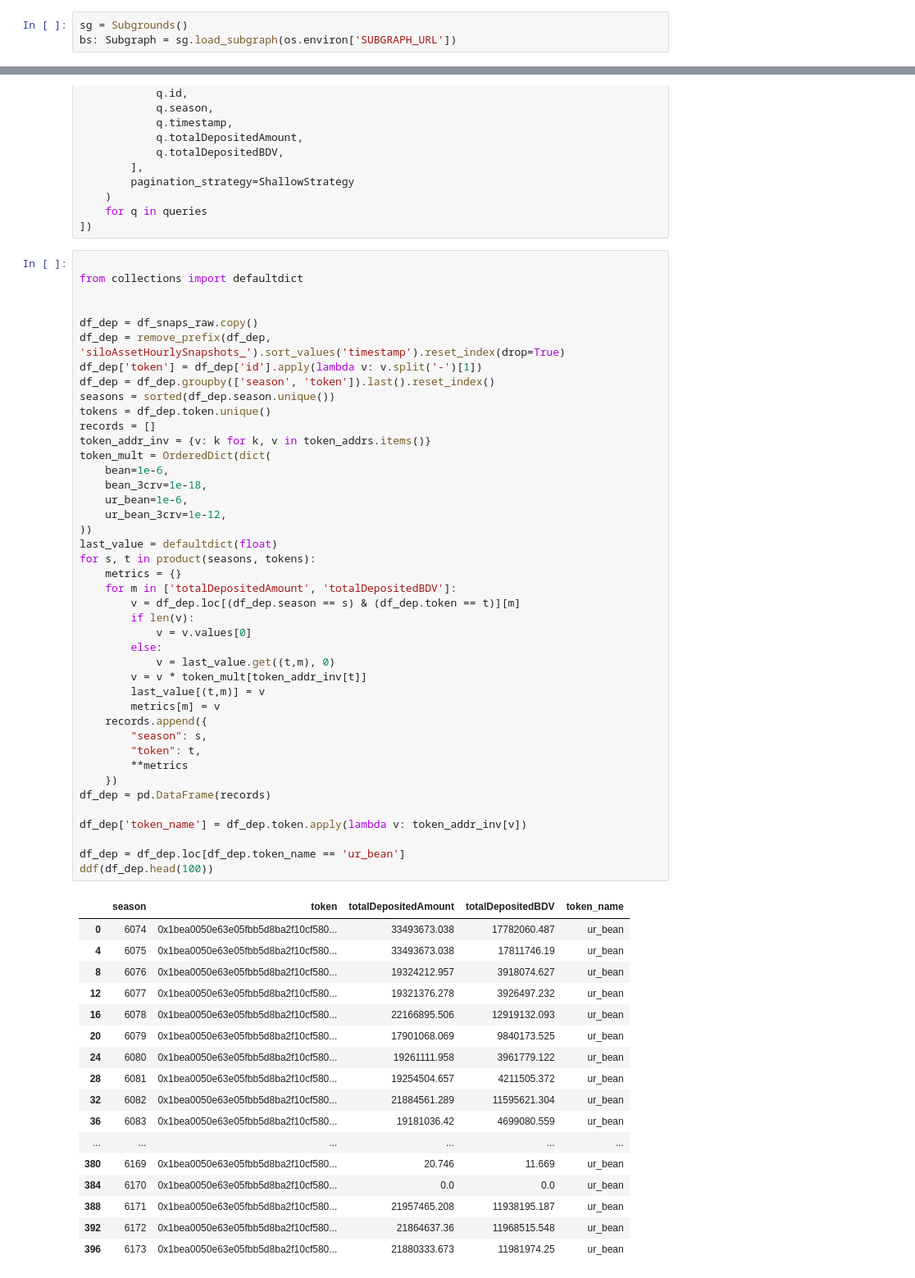
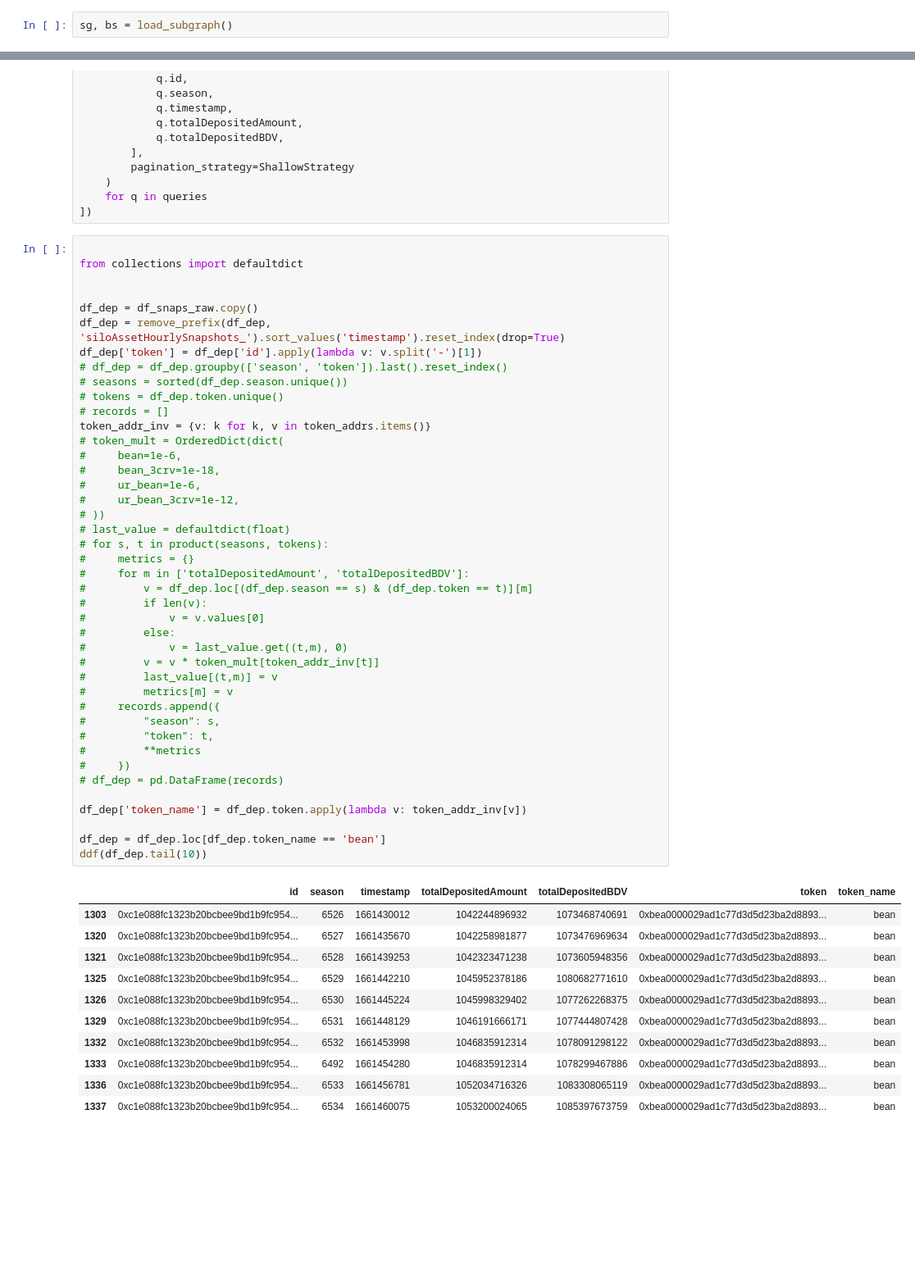
Before and after one commit to BeanstalkFarms/Beanstalk-Analytics, a Jupyter notebook: Silo.ipynb, the cells around one changed output, grey strips where cells are left out. Shown at 82% size. Drawn from its saved outputs; the diff is of its cells as text; blank space fills up the shorter version.

```diff
--- a/Silo.ipynb
+++ b/Silo.ipynb
@@ -21,5 +19,4 @@ load_dotenv()
 # %% [output]
 True
 # %%
-sg = Subgrounds()
-bs: Subgraph = sg.load_subgraph(os.environ['SUBGRAPH_URL'])
+sg, bs = load_subgraph()
@@ -59,60 +58,54 @@ df_snaps_raw = pd.concat([
 # %%
 
 from collections import defaultdict
 
 
 df_dep = df_snaps_raw.copy()
 df_dep = remove_prefix(df_dep, 'siloAssetHourlySnapshots_').sort_values('timestamp').reset_index(drop=True)
 df_dep['token'] = df_dep['id'].apply(lambda v: v.split('-')[1])
-df_dep = df_dep.groupby(['season', 'token']).last().reset_index()
-seasons = sorted(df_dep.season.unique())
-tokens = df_dep.token.unique()
-records = []
+# df_dep = df_dep.groupby(['season', 'token']).last().reset_index()
+# seasons = sorted(df_dep.season.unique())
+# tokens = df_dep.token.unique()
+# records = []
 token_addr_inv = {v: k for k, v in token_addrs.items()}
-token_mult = OrderedDict(dict(
-    bean=1e-6,
-    bean_3crv=1e-18,
-    ur_bean=1e-6,
-    ur_bean_3crv=1e-12,
-))
-last_value = defaultdict(float)
-for s, t in product(seasons, tokens):
-    metrics = {}
-    for m in ['totalDepositedAmount', 'totalDepositedBDV']:
-        v = df_dep.loc[(df_dep.season == s) & (df_dep.token == t)][m]
-        if len(v):
-            v = v.values[0]
-        else:
-            v = last_value.get((t,m), 0)
-        v = v * token_mult[token_addr_inv[t]]
-        last_value[(t,m)] = v
-        metrics[m] = v
-    records.append({
-        "season": s,
-        "token": t,
-        **metrics
-    })
-df_dep = pd.DataFrame(records)
+# token_mult = OrderedDict(dict(
+#     bean=1e-6,
+#     bean_3crv=1e-18,
+#     ur_bean=1e-6,
+#     ur_bean_3crv=1e-12,
+# ))
+# last_value = defaultdict(float)
+# for s, t in product(seasons, tokens):
+#     metrics = {}
+#     for m in ['totalDepositedAmount', 'totalDepositedBDV']:
+#         v = df_dep.loc[(df_dep.season == s) & (df_dep.token == t)][m]
+#         if len(v):
+#             v = v.values[0]
+#         else:
+#             v = last_value.get((t,m), 0)
+#         v = v * token_mult[token_addr_inv[t]]
+#         last_value[(t,m)] = v
+#         metrics[m] = v
+#     records.append({
+#         "season": s,
+#         "token": t,
+#         **metrics
+#     })
+# df_dep = pd.DataFrame(records)
 
 df_dep['token_name'] = df_dep.token.apply(lambda v: token_addr_inv[v])
 
-df_dep = df_dep.loc[df_dep.token_name == 'ur_bean']
-ddf(df_dep.head(100))
+df_dep = df_dep.loc[df_dep.token_name == 'bean']
+ddf(df_dep.tail(10))
 # %% [output]
-|  | season | token | totalDepositedAmount | totalDepositedBDV | token_name |
-| 0 | 6074 | 0x1bea0050e63e05fbb5d8ba2f10cf580... | 33493673.038 | 17782060.487 | ur_bean |
-| 4 | 6075 | 0x1bea0050e63e05fbb5d8ba2f10cf580... | 33493673.038 | 17811746.19 | ur_bean |
-| 8 | 6076 | 0x1bea0050e63e05fbb5d8ba2f10cf580... | 19324212.957 | 3918074.627 | ur_bean |
-| 12 | 6077 | 0x1bea0050e63e05fbb5d8ba2f10cf580... | 19321376.278 | 3926497.232 | ur_bean |
-| 16 | 6078 | 0x1bea0050e63e05fbb5d8ba2f10cf580... | 22166895.506 | 12919132.093 | ur_bean |
-| 20 | 6079 | 0x1bea0050e63e05fbb5d8ba2f10cf580... | 17901068.069 | 9840173.525 | ur_bean |
-| 24 | 6080 | 0x1bea0050e63e05fbb5d8ba2f10cf580... | 19261111.958 | 3961779.122 | ur_bean |
-| 28 | 6081 | 0x1bea0050e63e05fbb5d8ba2f10cf580... | 19254504.657 | 4211505.372 | ur_bean |
-| 32 | 6082 | 0x1bea0050e63e05fbb5d8ba2f10cf580... | 21884561.289 | 11595621.304 | ur_bean |
-| 36 | 6083 | 0x1bea0050e63e05fbb5d8ba2f10cf580... | 19181036.42 | 4699080.559 | ur_bean |
-| ... | ... | ... | ... | ... | ... |
-| 380 | 6169 | 0x1bea0050e63e05fbb5d8ba2f10cf580... | 20.746 | 11.669 | ur_bean |
-| 384 | 6170 | 0x1bea0050e63e05fbb5d8ba2f10cf580... | 0.0 | 0.0 | ur_bean |
-| 388 | 6171 | 0x1bea0050e63e05fbb5d8ba2f10cf580... | 21957465.208 | 11938195.187 | ur_bean |
-| 392 | 6172 | 0x1bea0050e63e05fbb5d8ba2f10cf580... | 21864637.36 | 11968515.548 | ur_bean |
-| 396 | 6173 | 0x1bea0050e63e05fbb5d8ba2f10cf580... | 21880333.673 | 11981974.25 | ur_bean |
+|  | id | season | timestamp | totalDepositedAmount | totalDepositedBDV | token | token_name |
+| 1303 | 0xc1e088fc1323b20bcbee9bd1b9fc954... | 6526 | 1661430012 | 1042244896932 | 1073468740691 | 0xbea0000029ad1c77d3d5d23ba2d8893... | bean |
+| 1320 | 0xc1e088fc1323b20bcbee9bd1b9fc954... | 6527 | 1661435670 | 1042258981877 | 1073476969634 | 0xbea0000029ad1c77d3d5d23ba2d8893... | bean |
+| 1321 | 0xc1e088fc1323b20bcbee9bd1b9fc954... | 6528 | 1661439253 | 1042323471238 | 1073605948356 | 0xbea0000029ad1c77d3d5d23ba2d8893... | bean |
+| 1325 | 0xc1e088fc1323b20bcbee9bd1b9fc954... | 6529 | 1661442210 | 1045952378186 | 1080682771610 | 0xbea0000029ad1c77d3d5d23ba2d8893... | bean |
+| 1326 | 0xc1e088fc1323b20bcbee9bd1b9fc954... | 6530 | 1661445224 | 1045998329402 | 1077262268375 | 0xbea0000029ad1c77d3d5d23ba2d8893... | bean |
+| 1329 | 0xc1e088fc1323b20bcbee9bd1b9fc954... | 6531 | 1661448129 | 1046191666171 | 1077444807428 | 0xbea0000029ad1c77d3d5d23ba2d8893... | bean |
+| 1332 | 0xc1e088fc1323b20bcbee9bd1b9fc954... | 6532 | 1661453998 | 1046835912314 | 1078091298122 | 0xbea0000029ad1c77d3d5d23ba2d8893... | bean |
+| 1333 | 0xc1e088fc1323b20bcbee9bd1b9fc954... | 6492 | 1661454280 | 1046835912314 | 1078299467886 | 0xbea0000029ad1c77d3d5d23ba2d8893... | bean |
+| 1336 | 0xc1e088fc1323b20bcbee9bd1b9fc954... | 6533 | 1661456781 | 1052034716326 | 1083308065119 | 0xbea0000029ad1c77d3d5d23ba2d8893... | bean |
+| 1337 | 0xc1e088fc1323b20bcbee9bd1b9fc954... | 6534 | 1661460075 | 1053200024065 | 1085397673759 | 0xbea0000029ad1c77d3d5d23ba2d8893... | bean |
```
Also changed, not shown: parts of 17 cells of this notebook, 2 other files.
